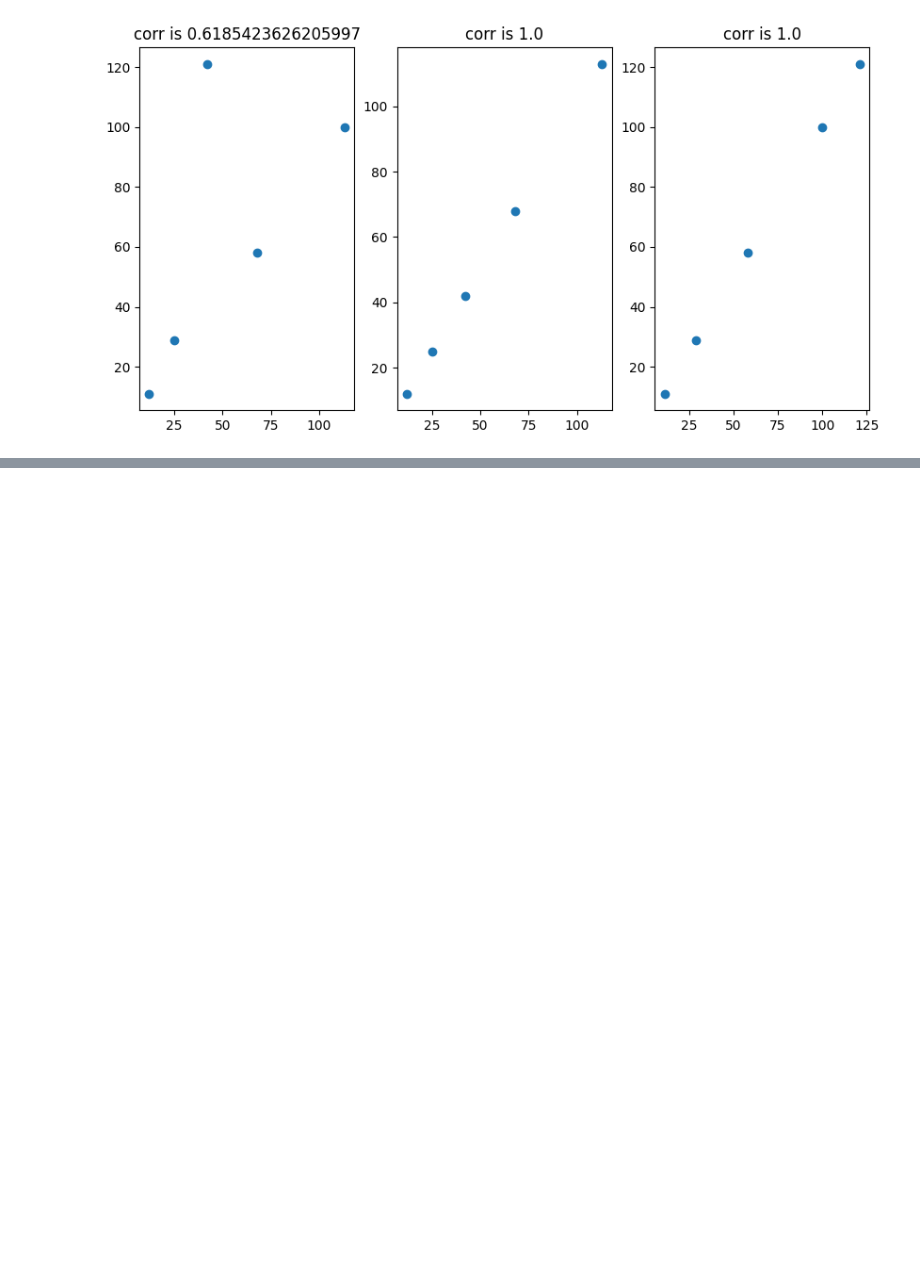
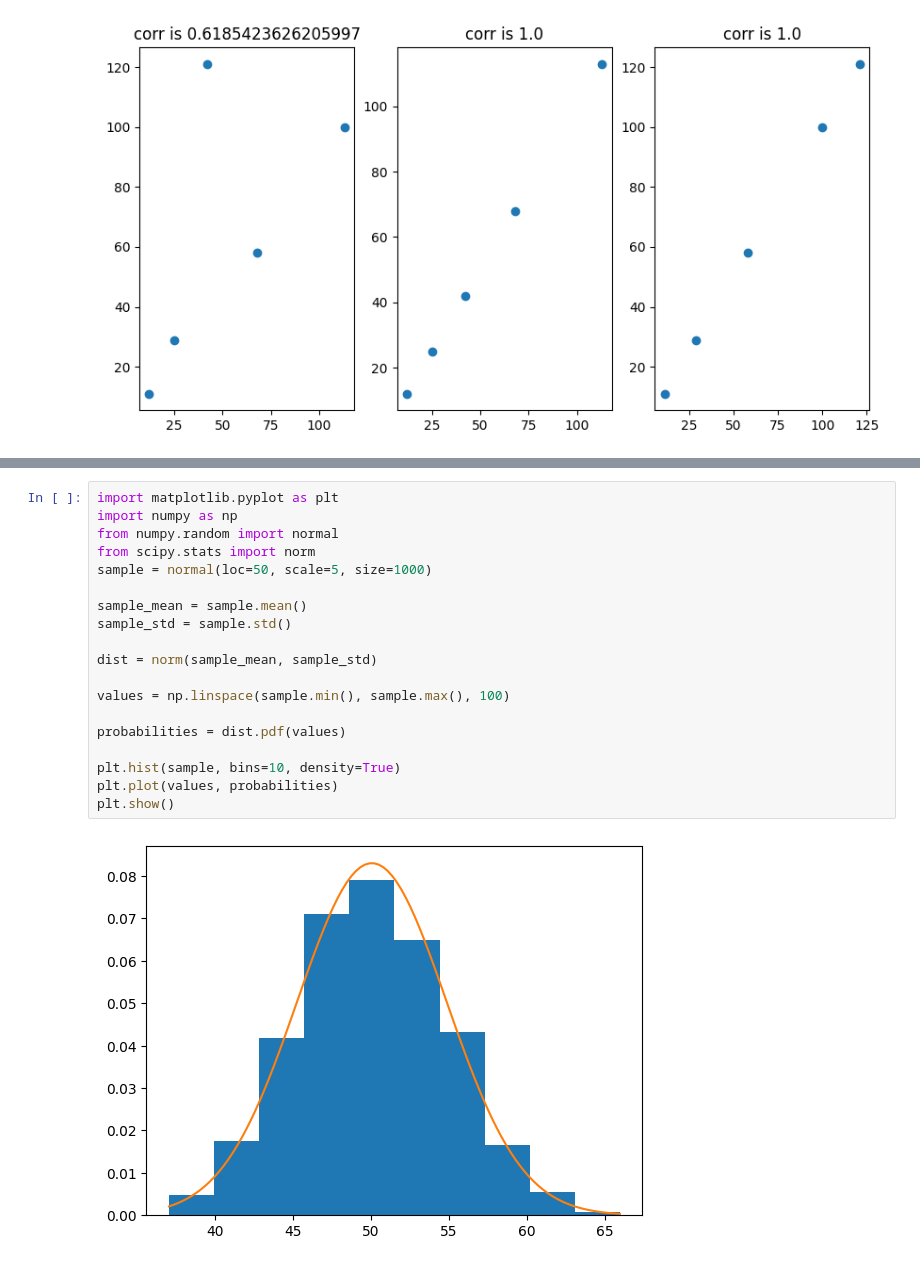
Before and after one commit to priyansh-commits/practice, a Jupyter notebook: stats.ipynb, the cells around one changed output, grey strips where cells are left out. Saved outputs shown, nothing was run; the diff lists cells and outputs as text; blank space fills up the shorter version.

```diff
--- a/stats.ipynb
+++ b/stats.ipynb
@@ -48,0 +75,21 @@ Text(0.5, 1.0, 'corr is 1.0')
+# %%
+import matplotlib.pyplot as plt
+import numpy as np
+from numpy.random import normal
+from scipy.stats import norm
+sample = normal(loc=50, scale=5, size=1000)
+
+sample_mean = sample.mean()
+sample_std = sample.std()
+
+dist = norm(sample_mean, sample_std)
+
+values = np.linspace(sample.min(), sample.max(), 100)
+
+probabilities = dist.pdf(values)
+
+plt.hist(sample, bins=10, density=True)
+plt.plot(values, probabilities)
+plt.show()
+# %% [output]
+[figure, added]
```
Also changed, not shown: parts of 2 cells of this notebook.
